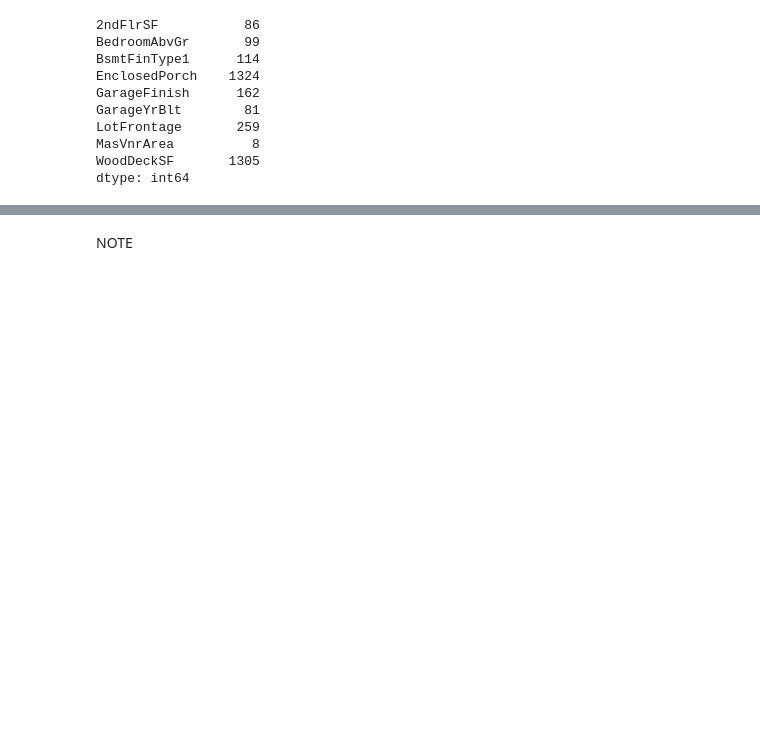
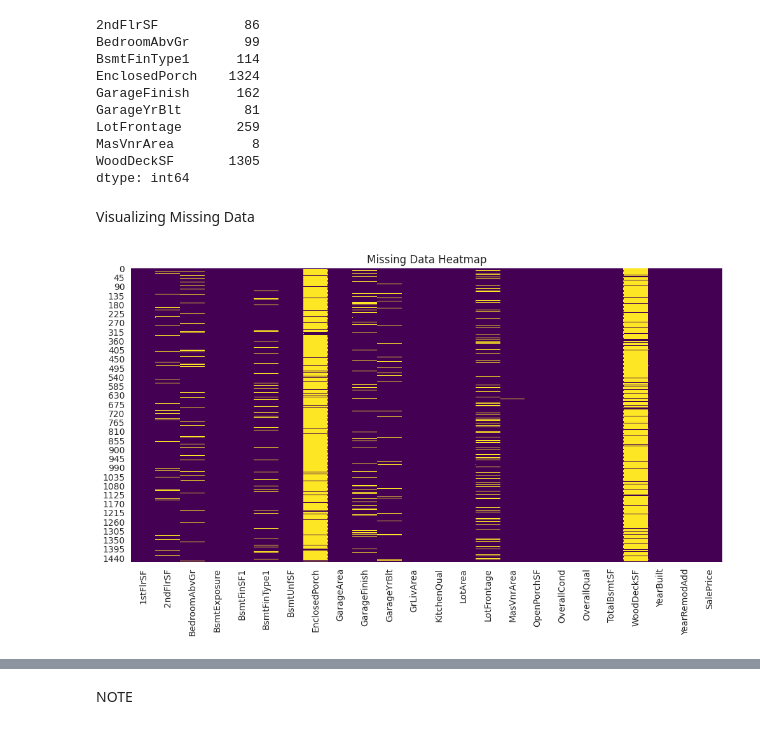
Before and after one commit to johnfurlong98/house_price_project, a Jupyter notebook: jupyter_notebooks/Notebook_Template.ipynb, the cells around one changed output, grey strips where cells are left out. Cells and saved outputs as stored; diff of their text form; code cells hidden in the pictures; blank space fills up the shorter version.

```diff
--- a/jupyter_notebooks/Notebook_Template.ipynb
+++ b/jupyter_notebooks/Notebook_Template.ipynb
@@ -149,3 +149,13 @@ LotFrontage       259
 MasVnrArea          8
 WoodDeckSF       1305
 dtype: int64
+# %% [markdown]
+Visualizing Missing Data
+# %%
+# Visualize missing data using a heatmap
+plt.figure(figsize=(12, 6))
+sns.heatmap(house_data.isnull(), cbar=False, cmap='viridis')
+plt.title('Missing Data Heatmap')
+plt.show()
+# %% [output]
+[figure, added]
```
Also changed, not shown: parts of 14 cells of this notebook.
